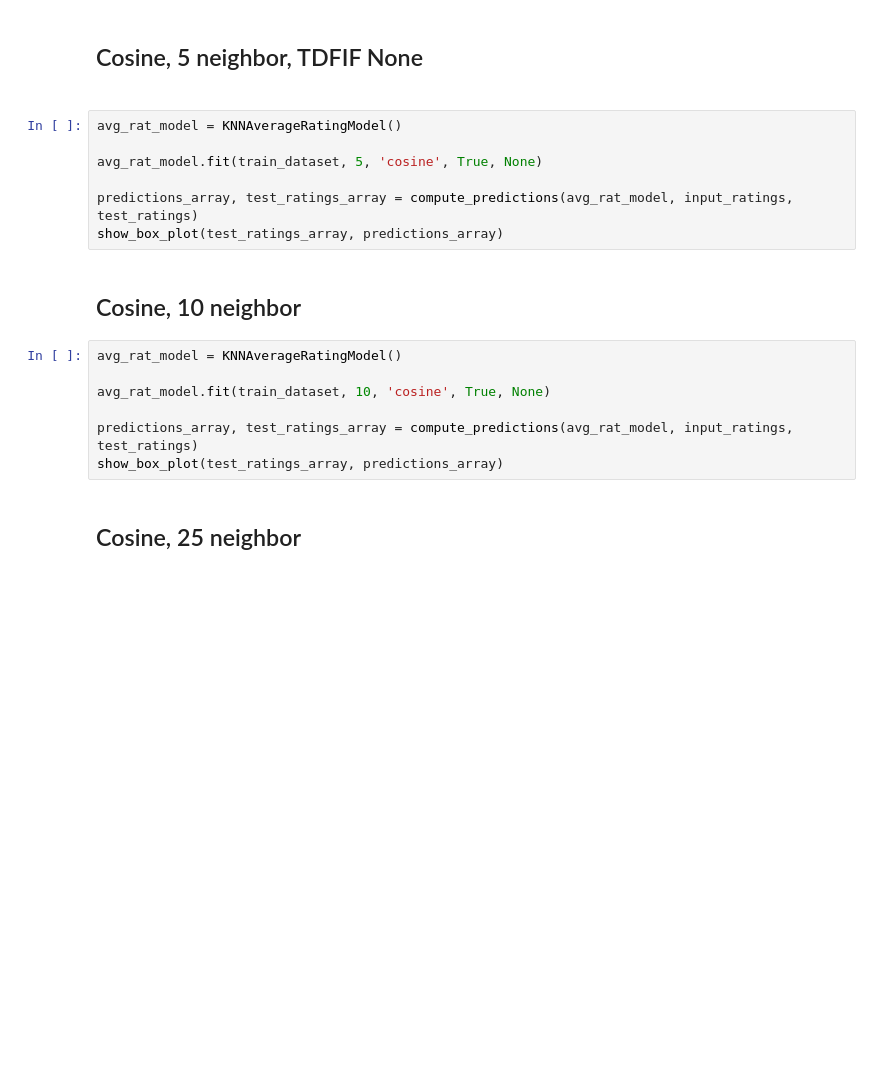
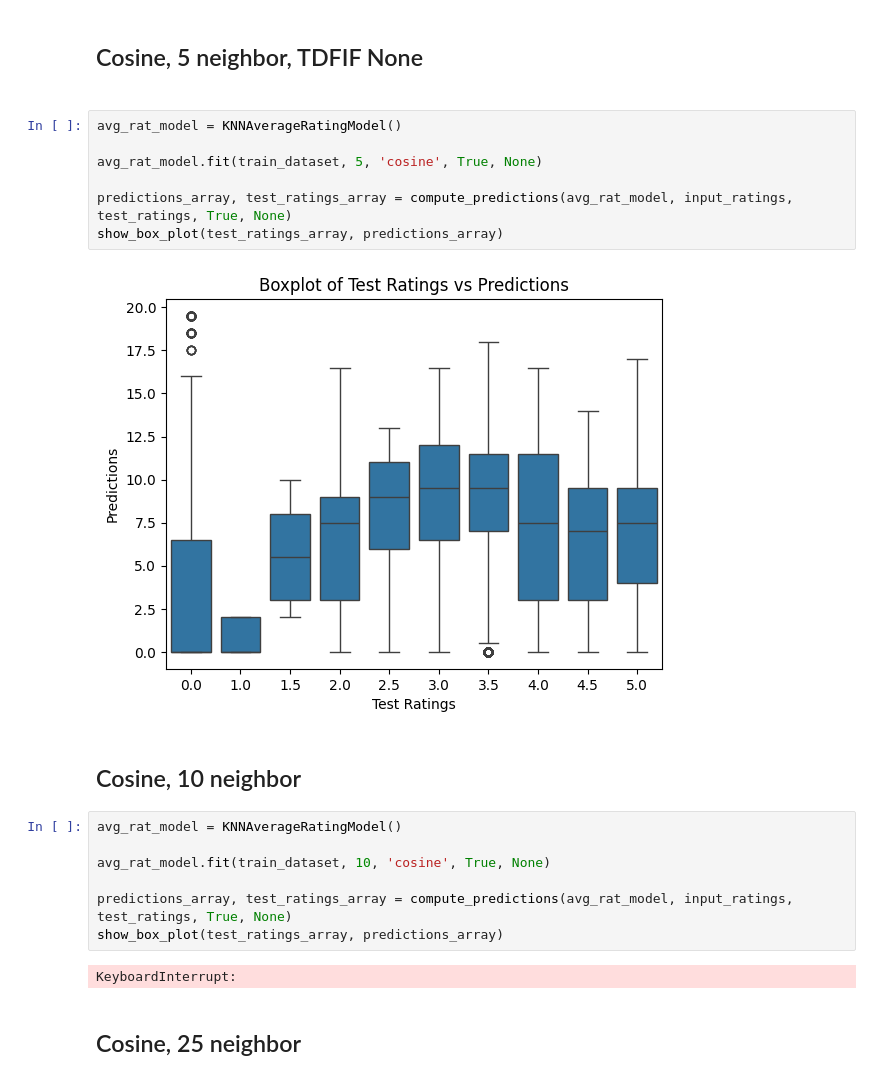
Before and after one commit to mikedabike1/AverageRatingsImplementation, a Jupyter notebook: kNNImplementation.ipynb, the cells around one changed output. Drawn from its saved outputs; the diff is of its cells as text; blank space fills up the shorter version.

```diff
--- a/kNNImplementation.ipynb
+++ b/kNNImplementation.ipynb
@@ -313,10 +302,12 @@ print_stats(test_ratings_array, predictions_array)
 # %%
 avg_rat_model = KNNAverageRatingModel()
 
 avg_rat_model.fit(train_dataset, 5, 'cosine', True, None)
 
-predictions_array, test_ratings_array = compute_predictions(avg_rat_model, input_ratings, test_ratings)
+predictions_array, test_ratings_array = compute_predictions(avg_rat_model, input_ratings, test_ratings, True, None)
 show_box_plot(test_ratings_array, predictions_array)
+# %% [output]
+[figure, added]
 # %% [markdown]
 <H2>Cosine, 10 neighbor</h2>
 # %%
@@ -324,8 +315,10 @@ avg_rat_model = KNNAverageRatingModel()
 
 avg_rat_model.fit(train_dataset, 10, 'cosine', True, None)
 
-predictions_array, test_ratings_array = compute_predictions(avg_rat_model, input_ratings, test_ratings)
+predictions_array, test_ratings_array = compute_predictions(avg_rat_model, input_ratings, test_ratings, True, None)
 show_box_plot(test_ratings_array, predictions_array)
+# %% [output]
+KeyboardInterrupt:
 # %% [markdown]
 <H2>Cosine, 25 neighbor</h2>
 # %%
```
Also changed, not shown: parts of 15 cells of this notebook, 2 other files.
